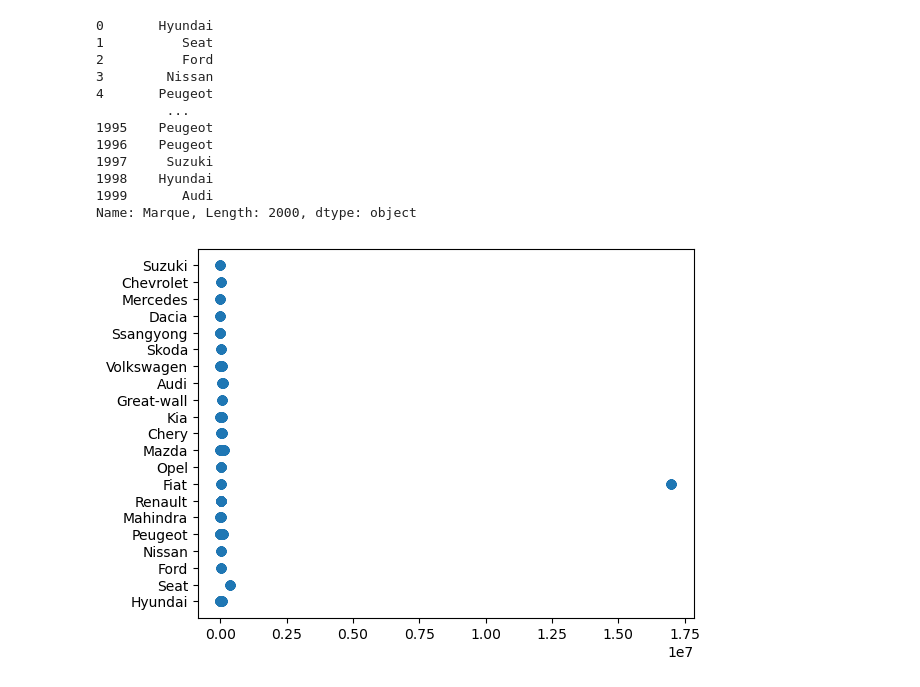
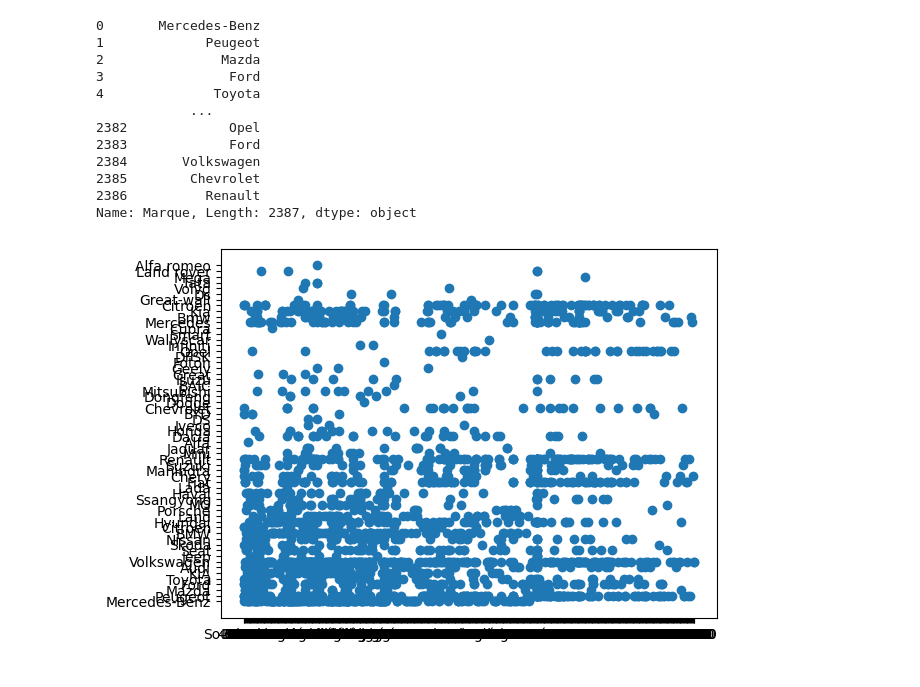
Before and after one commit to arijzaidi/scraping, a Jupyter notebook: visualisation/plots_automobile.ipynb, the cells around one changed output. Drawn from its saved outputs; the diff is of its cells as text; code cells hidden in the pictures.

```diff
--- a/visualisation/plots_automobile.ipynb
+++ b/visualisation/plots_automobile.ipynb
@@ -4,28 +4,27 @@ from pandas import read_csv
 import matplotlib.pyplot as plt
 import seaborn as sns
 # %%
-
-df=read_csv('data/cars.csv')
+df=read_csv('../dataaaa/final_data.csv')
 
 # df['Prix'] = pd.to_numeric(df['Prix'].str.replace(' ', ''), errors='coerce')
 
 price=df['Prix']
 # print(price)
 marque=df['Marque']
 print(marque)
 plt.scatter(price,marque)
 plt.show()
 # %% [output]
-0       Hyundai
-1          Seat
-2          Ford
-3        Nissan
-4       Peugeot
-         ...
-1995    Peugeot
-1996    Peugeot
-1997     Suzuki
-1998    Hyundai
-1999       Audi
-Name: Marque, Length: 2000, dtype: object
+0       Mercedes-Benz
+1             Peugeot
+2               Mazda
+3                Ford
+4              Toyota
+            ...
+2382             Opel
+2383             Ford
+2384       Volkswagen
+2385        Chevrolet
+2386          Renault
+Name: Marque, Length: 2387, dtype: object
-[figure, old version]
+[figure, new version]
```
Also changed, not shown: 3 other files.
